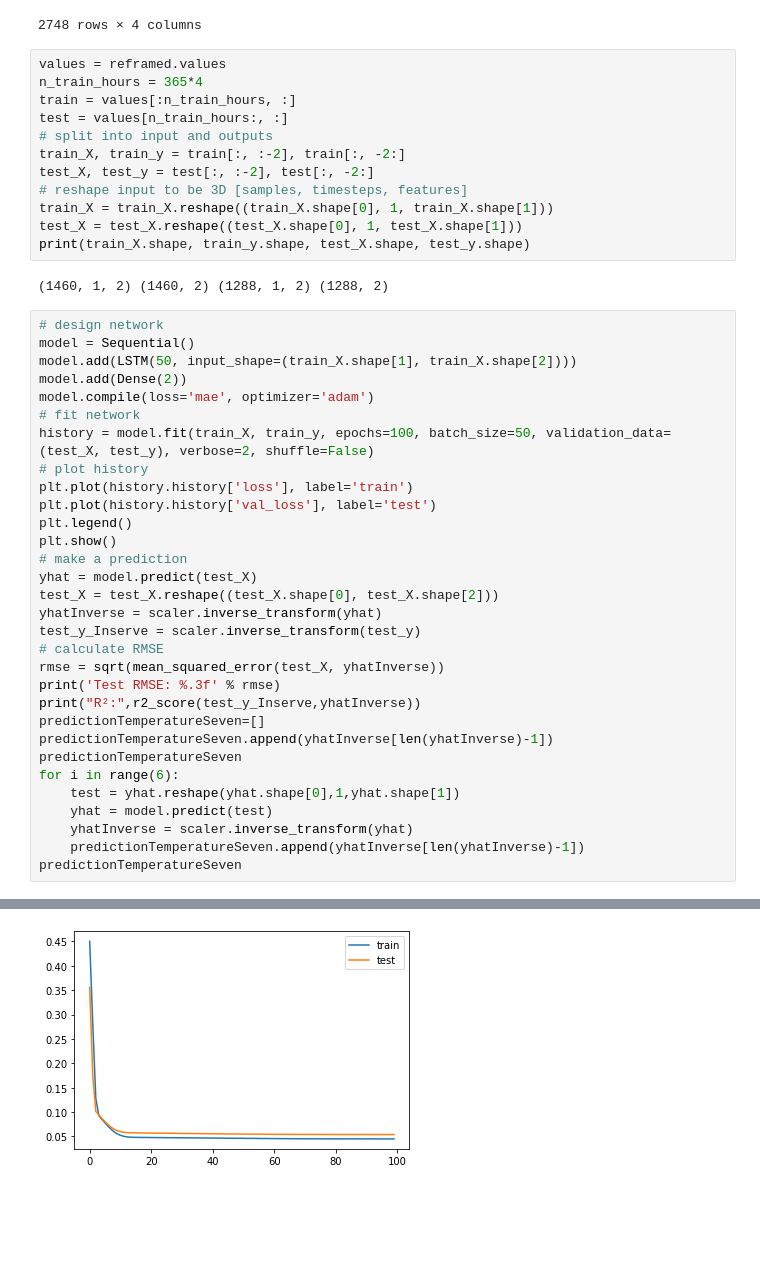
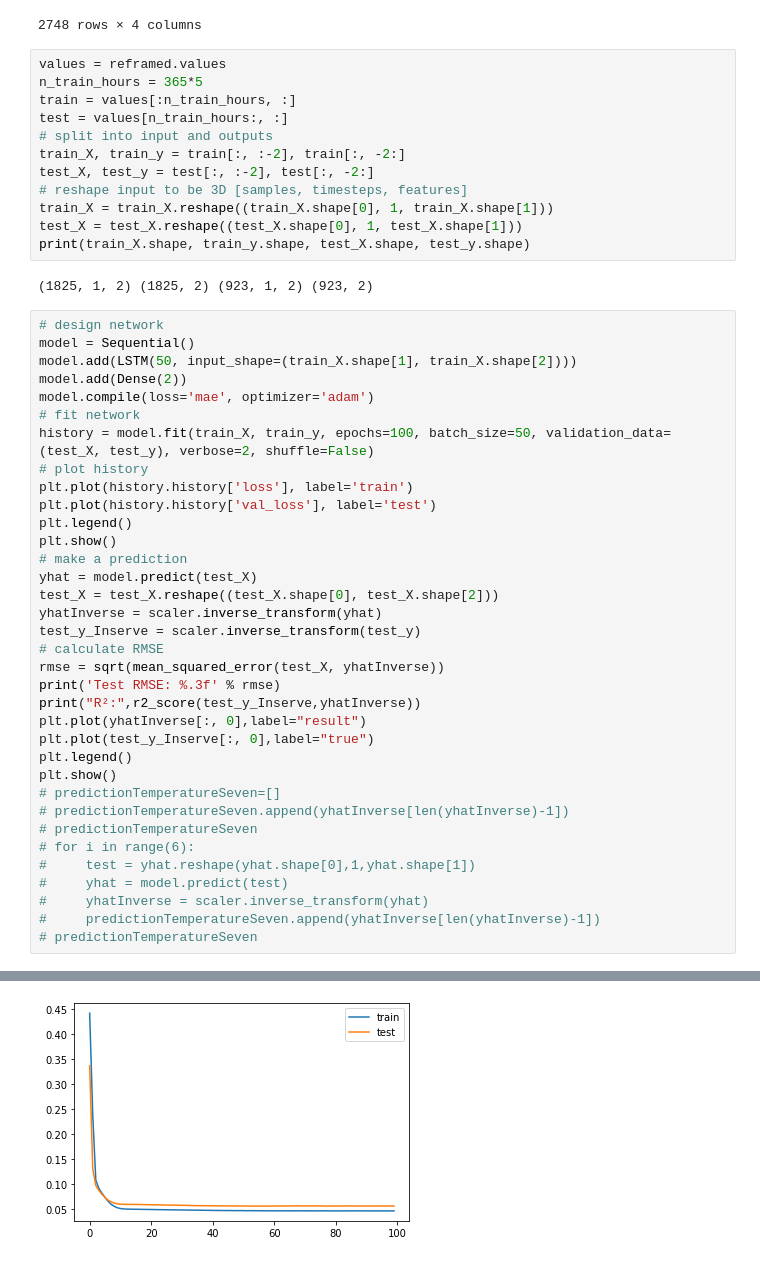
Before and after one commit to QinHaoting/Atmospheric-Environment-Prediction-System, a Jupyter notebook: pridictME.ipynb, the cells around one changed output, grey strips where cells are left out. Saved outputs shown, nothing was run; the diff lists cells and outputs as text; blank space fills up the shorter version.

```diff
--- a/pridictME.ipynb
+++ b/pridictME.ipynb
@@ -71,7 +71,7 @@ reframed
 2748 rows × 4 columns
 # %%
 values = reframed.values
-n_train_hours = 365*4
+n_train_hours = 365*5
 train = values[:n_train_hours, :]
 test = values[n_train_hours:, :]
 # split into input and outputs
@@ -82,7 +82,7 @@ train_X = train_X.reshape((train_X.shape[0], 1, train_X.shape[1]))
 test_X = test_X.reshape((test_X.shape[0], 1, test_X.shape[1]))
 print(train_X.shape, train_y.shape, test_X.shape, test_y.shape)
 # %% [output]
-(1460, 1, 2) (1460, 2) (1288, 1, 2) (1288, 2)
+(1825, 1, 2) (1825, 2) (923, 1, 2) (923, 2)
 # %%
 # design network
 model = Sequential()
@@ -105,14 +105,18 @@ test_y_Inserve = scaler.inverse_transform(test_y)
 rmse = sqrt(mean_squared_error(test_X, yhatInverse))
 print('Test RMSE: %.3f' % rmse)
 print("R²:",r2_score(test_y_Inserve,yhatInverse))
-predictionTemperatureSeven=[]
-predictionTemperatureSeven.append(yhatInverse[len(yhatInverse)-1])
-predictionTemperatureSeven
-for i in range(6):
-    test = yhat.reshape(yhat.shape[0],1,yhat.shape[1])
-    yhat = model.predict(test)
-    yhatInverse = scaler.inverse_transform(yhat)
-    predictionTemperatureSeven.append(yhatInverse[len(yhatInverse)-1])
-predictionTemperatureSeven
+plt.plot(yhatInverse[:, 0],label="result")
+plt.plot(test_y_Inserve[:, 0],label="true")
+plt.legend()
+plt.show()
+# predictionTemperatureSeven=[]
+# predictionTemperatureSeven.append(yhatInverse[len(yhatInverse)-1])
+# predictionTemperatureSeven
+# for i in range(6):
+#     test = yhat.reshape(yhat.shape[0],1,yhat.shape[1])
+#     yhat = model.predict(test)
+#     yhatInverse = scaler.inverse_transform(yhat)
+#     predictionTemperatureSeven.append(yhatInverse[len(yhatInverse)-1])
+# predictionTemperatureSeven
 # %% [output]
 Epoch 1/100
@@ -135 +139 @@ Epoch 100/100
-[figure, old version]
+[figure, new version]
```
Also changed, not shown: parts of 1 cell of this notebook, 3 other files.
